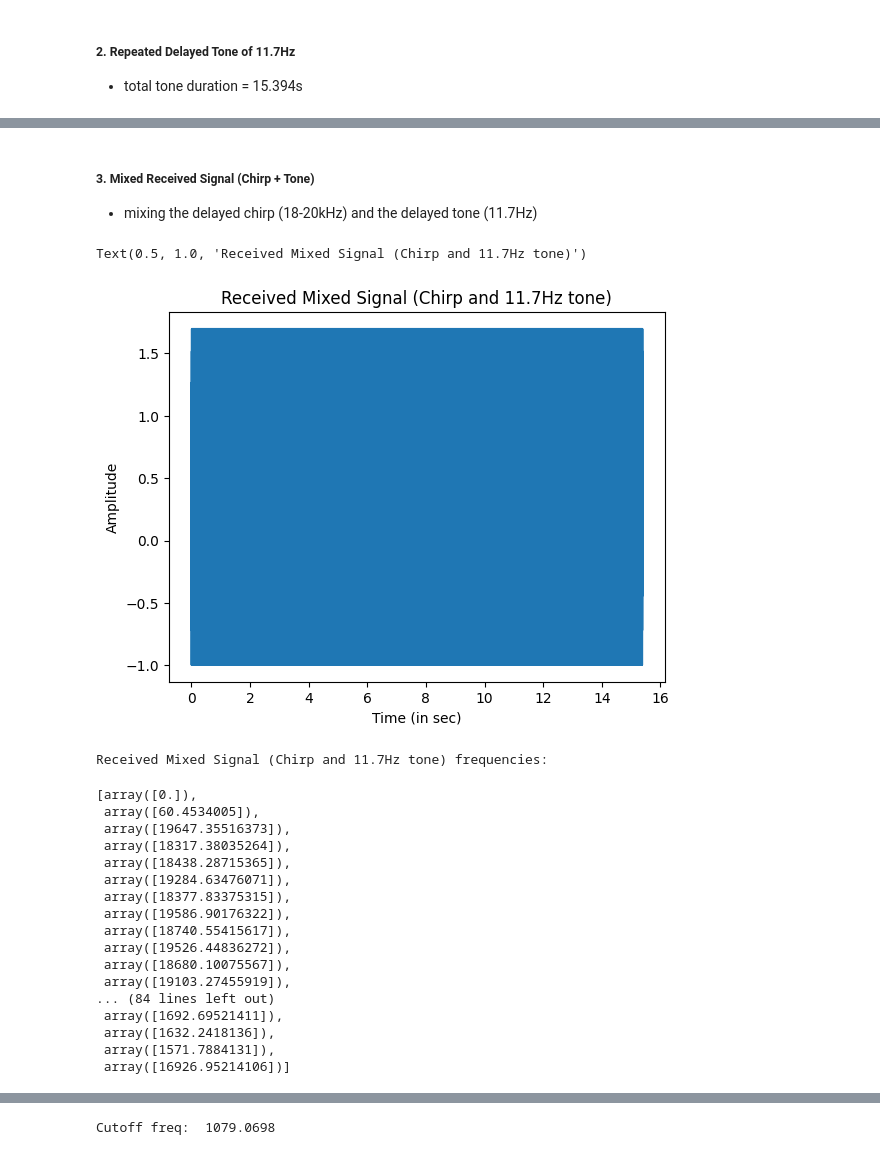
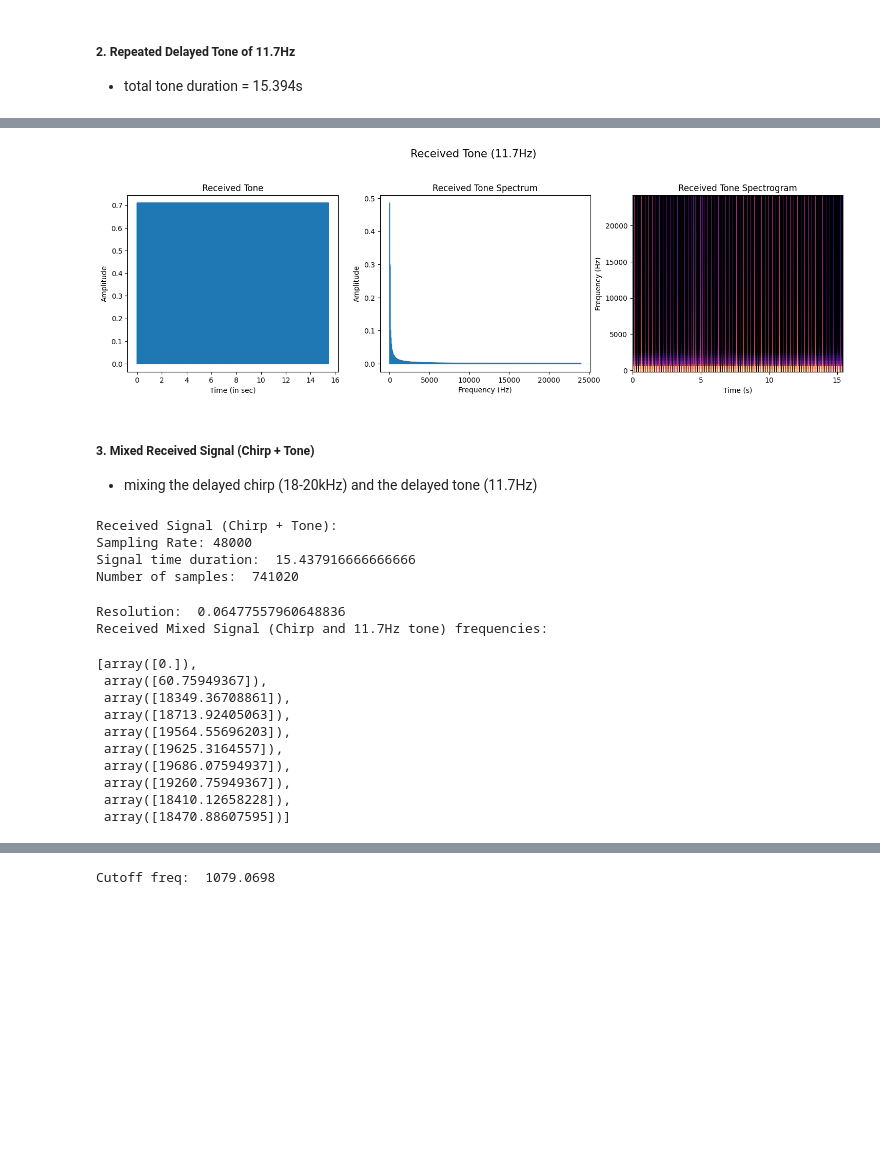
Before and after one commit to EshitaKhanna/FMCW, a Jupyter notebook: Verification Experiment/FMCW /Ideal Received Signal 2.ipynb, the cells around one changed output, grey strips where cells are left out. Drawn from its saved outputs; the diff is of its cells as text; code cells hidden in the pictures; blank space fills up the shorter version.

```diff
--- a/Verification Experiment/FMCW /Ideal Received Signal 2.ipynb
+++ b/Verification Experiment/FMCW /Ideal Received Signal 2.ipynb
@@ -197,7 +281,7 @@ def generateAudio(freq, sr, dur, samples=None):
     tone = np.sin(2 * np.pi * freq * time)
     return tone
 # %%
-tone = generateAudio(11.7, sampling_rate, dur)
+tone = generateAudio(11.7, sampling_rate, dur, samples=512)
 # %%
 delayed_tone = np.concatenate((silence, tone))
 repeated_tone = np.tile(delayed_tone, no_of_reps)
@@ -220,3 +325,28 @@ Text(0.5, 1.0, 'Repeated Delayed Tone')
+# %%
+# Received tone
+
+fig3, (ax1,ax2,ax3) = plt.subplots(nrows = 1, ncols = 3, figsize = (18,5))
+fig3.suptitle('Received Tone (11.7Hz)', fontsize = 15)
+
+# Time vs Amplitude plot for the
+ax1.plot([i/sampling_rate for i in range(len(repeated_tone))], repeated_tone)
+ax1.set_xlabel("Time (in sec)")
+ax1.set_ylabel("Amplitude")
+ax1.set_title("Received Tone")
+#plt.xlim(0,0.1)
+
+# Spectrum
+ax2.plot(F_rep_tone, A_rep_tone)
+ax2.set_xlabel('Frequency (Hz)')
+ax2.set_ylabel('Amplitude')
+ax2.set_title('Received Tone Spectrum')
+
+# Spectrogram
+plot_spectogram(repeated_tone, sampling_rate, title="Received Tone Spectrogram", ax = ax3)
+
+plt.subplots_adjust(top=0.8)
+# %% [output]
+[figure, added]
 # %% [markdown]
 ##### **3. Mixed Received Signal (Chirp + Tone)**
 - mixing the delayed chirp (18-20kHz) and the delayed tone (11.7Hz)
@@ -227,35 +355,32 @@ received = np.tile(mixed_signal_received, no_of_reps)
-# %%
-# Time vs Amplitude plot for the Received Mixed Signal
-plt.plot([i/sampling_rate for i in range(len(received))], received)
-plt.xlabel("Time (in sec)")
-plt.ylabel("Amplitude")
-plt.title("Received Mixed Signal (Chirp and 11.7Hz tone)")
-#plt.xlim(0,0.1)
-# %% [output]
-Text(0.5, 1.0, 'Received Mixed Signal (Chirp and 11.7Hz tone)')
-[figure, removed]
+# %%
+received = np.tile(mixed_signal_received, no_of_reps)
+#sf.write('chirp+tone.wav', received, sampling_rate)
+
+print("Received Signal (Chirp + Tone): ")
+signal_info(received,sampling_rate)
+# %% [output]
+Received Signal (Chirp + Tone):
+Sampling Rate: 48000
+Signal time duration:  15.437916666666666
+Number of samples:  741020
 # %%
 F_mixed_rep, A_mixed_rep = compute_fft(received, sampling_rate)
 
-all_F_mixed_rep = [F_mixed_rep[np.where(A_mixed_rep == np.sort(A_mixed_rep)[::-1][i])] for i in range(100)]
+print("Resolution: ", 24000/len(F_mixed_rep))
+
+all_F_mixed_rep = [F_mixed_rep[np.where(A_mixed_rep == np.sort(A_mixed_rep)[::-1][i])] for i in range(10)]
 print("Received Mixed Signal (Chirp and 11.7Hz tone) frequencies: ")
 all_F_mixed_rep
 # %% [output]
+Resolution:  0.06477557960648836
 Received Mixed Signal (Chirp and 11.7Hz tone) frequencies:
 [array([0.]),
- array([60.4534005]),
- array([19647.35516373]),
- array([18317.38035264]),
- array([18438.28715365]),
- array([19284.63476071]),
- array([18377.83375315]),
- array([19586.90176322]),
- array([18740.55415617]),
- array([19526.44836272]),
- array([18680.10075567]),
- array([19103.27455919]),
-... (84 lines left out)
- array([1692.69521411]),
- array([1632.2418136]),
- array([1571.7884131]),
- array([16926.95214106])]
+ array([60.75949367]),
+ array([18349.36708861]),
+ array([18713.92405063]),
+ array([19564.55696203]),
+ array([19625.3164557]),
+ array([19686.07594937]),
+ array([19260.75949367]),
+ array([18410.12658228]),
+ array([18470.88607595])]
```
Also changed, not shown: parts of 40 cells of this notebook, 4 other files.
